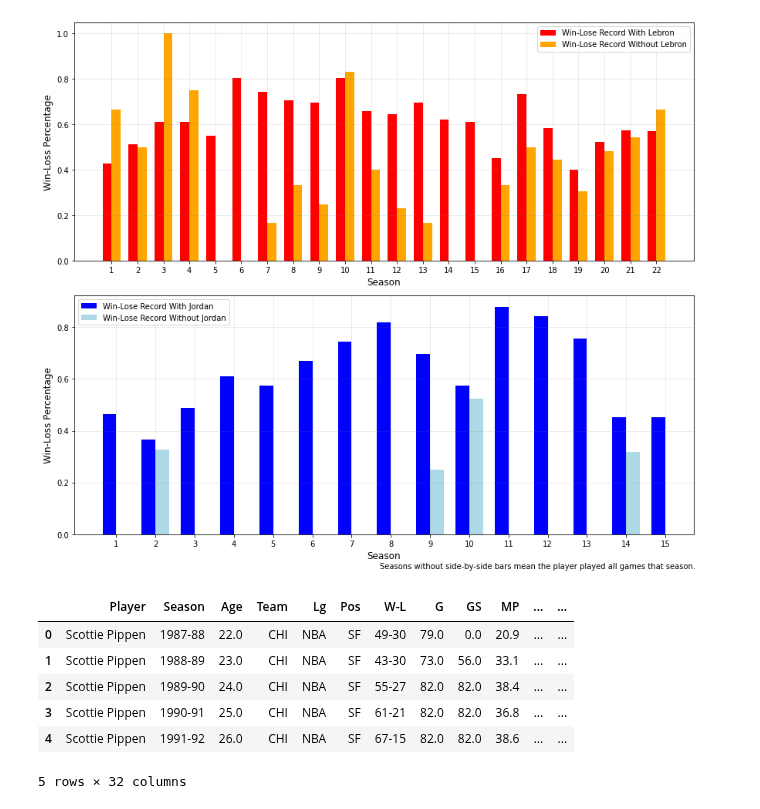
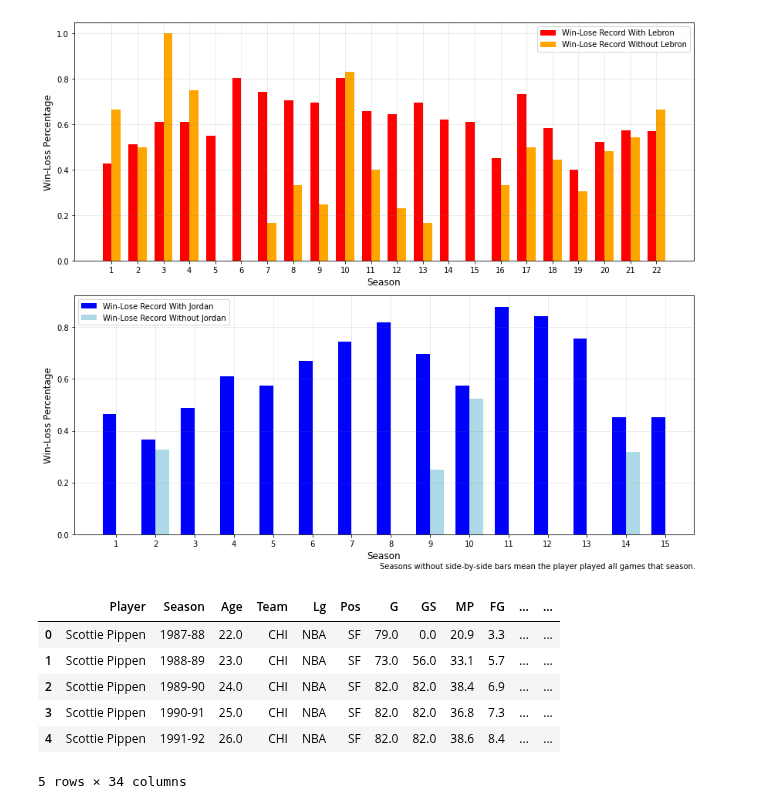
Before and after one commit to gohsoonhao/therealGOAT, a Jupyter notebook: 2b_reg_season_team_success.ipynb, the cells around one changed output. Cells and saved outputs as stored; diff of their text form; code cells hidden in the pictures.

```diff
--- a/2b_reg_season_team_success.ipynb
+++ b/2b_reg_season_team_success.ipynb
@@ -121,12 +121,15 @@ plt.show()
 # %%
 # Find out teammate stats their individual and W-L record
 teammates_df = pd.read_excel("data_files/allnba_teammates.xlsx")
+teammates_df[['Teammate W', 'Teammate L']] = teammates_df['W-L'].str.split('-', expand=True).astype(int)
+teammates_df['Allstar teammate W-L%'] = (teammates_df['Teammate W'] / (teammates_df['Teammate W'] + teammates_df['Teammate L'])).round(3)
+teammates_df.drop(columns=['W-L'], inplace=True)
 teammates_df.head()
 # %% [output]
-|  | Player | Season | Age | Team | Lg | Pos | W-L | G | GS | MP | ... | ... |
-| 0 | Scottie Pippen | 1987-88 | 22.0 | CHI | NBA | SF | 49-30 | 79.0 | 0.0 | 20.9 | ... | ... |
-| 1 | Scottie Pippen | 1988-89 | 23.0 | CHI | NBA | SF | 43-30 | 73.0 | 56.0 | 33.1 | ... | ... |
-| 2 | Scottie Pippen | 1989-90 | 24.0 | CHI | NBA | SF | 55-27 | 82.0 | 82.0 | 38.4 | ... | ... |
-| 3 | Scottie Pippen | 1990-91 | 25.0 | CHI | NBA | SF | 61-21 | 82.0 | 82.0 | 36.8 | ... | ... |
-| 4 | Scottie Pippen | 1991-92 | 26.0 | CHI | NBA | SF | 67-15 | 82.0 | 82.0 | 38.6 | ... | ... |
+|  | Player | Season | Age | Team | Lg | Pos | G | GS | MP | FG | ... | ... |
+| 0 | Scottie Pippen | 1987-88 | 22.0 | CHI | NBA | SF | 79.0 | 0.0 | 20.9 | 3.3 | ... | ... |
+| 1 | Scottie Pippen | 1988-89 | 23.0 | CHI | NBA | SF | 73.0 | 56.0 | 33.1 | 5.7 | ... | ... |
+| 2 | Scottie Pippen | 1989-90 | 24.0 | CHI | NBA | SF | 82.0 | 82.0 | 38.4 | 6.9 | ... | ... |
+| 3 | Scottie Pippen | 1990-91 | 25.0 | CHI | NBA | SF | 82.0 | 82.0 | 36.8 | 7.3 | ... | ... |
+| 4 | Scottie Pippen | 1991-92 | 26.0 | CHI | NBA | SF | 82.0 | 82.0 | 38.6 | 8.4 | ... | ... |
-5 rows × 32 columns
+5 rows × 34 columns
```
Also changed, not shown: parts of 4 cells of this notebook.
